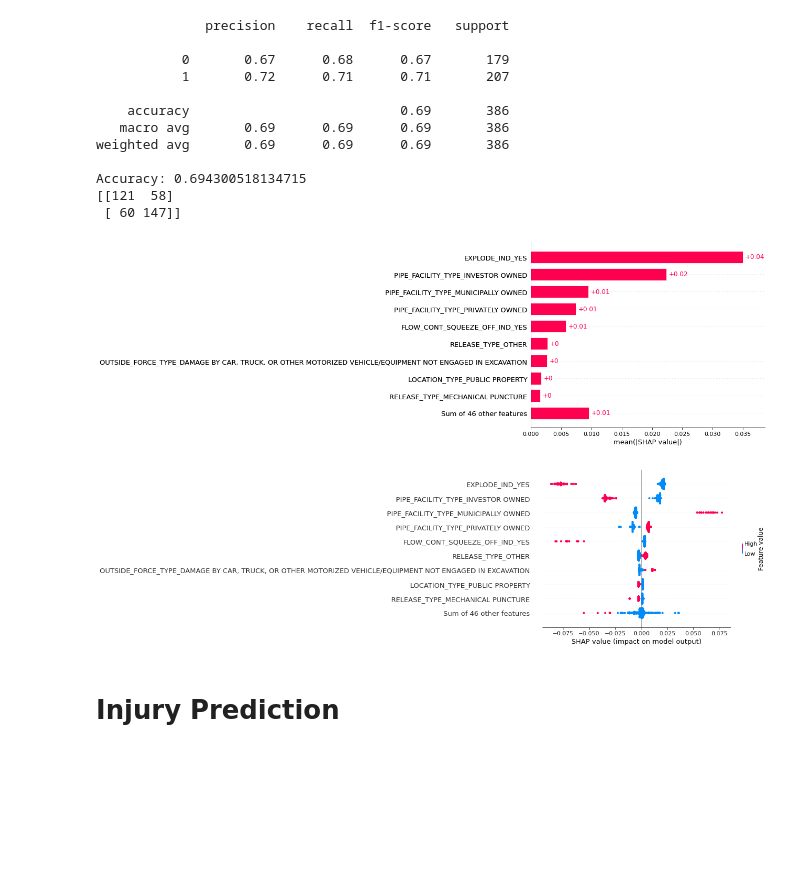
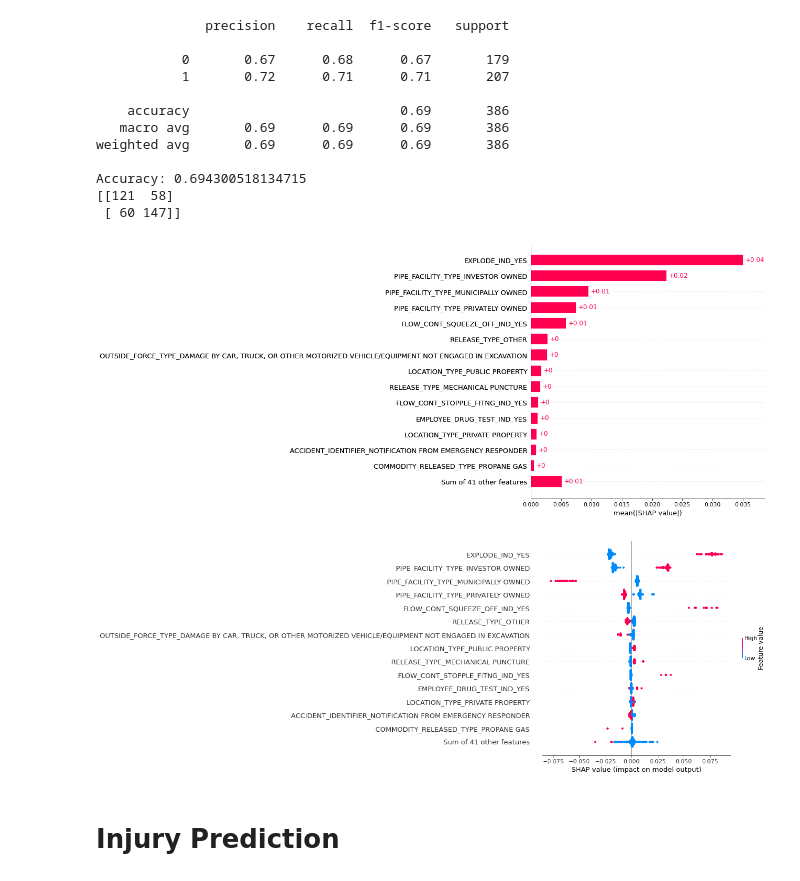
Before and after one commit to hyan46/pipeline_analysis, a Jupyter notebook: PHMSA/risk_analysis/risk_analysis.ipynb, the cells around one changed output. Drawn from its saved outputs; the diff is of its cells as text; code cells hidden in the pictures; blank space fills up the shorter version.

```diff
--- a/PHMSA/risk_analysis/risk_analysis.ipynb
+++ b/PHMSA/risk_analysis/risk_analysis.ipynb
@@ -108,15 +108,15 @@ Accuracy: 0.694300518134715
 # %%
 import shap
 explainer = shap.Explainer(gsc.best_estimator_)
 shap_values = explainer(X_test)
 
-shap.plots.bar(shap_values[:,:,0])
+shap.plots.bar(shap_values[:,:,1],max_display=15)
 # %% [output]
-[figure, old version]
+[figure, new version]
 # %%
-shap.plots.beeswarm(shap_values[:,:,0])
+shap.plots.beeswarm(shap_values[:,:,1],max_display=15)
 # %% [output]
-[figure, old version]
+[figure, new version]
 # %% [markdown]
 # Injury Prediction
 # %%
```
Also changed, not shown: parts of 5 cells of this notebook.
